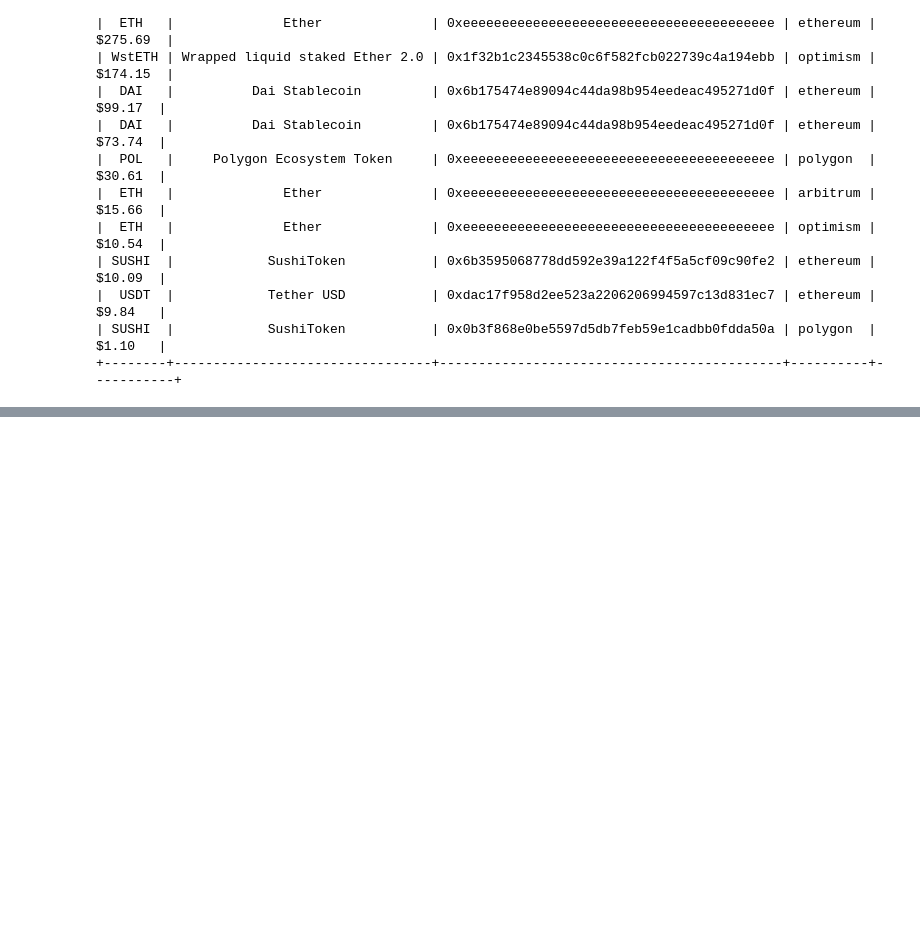
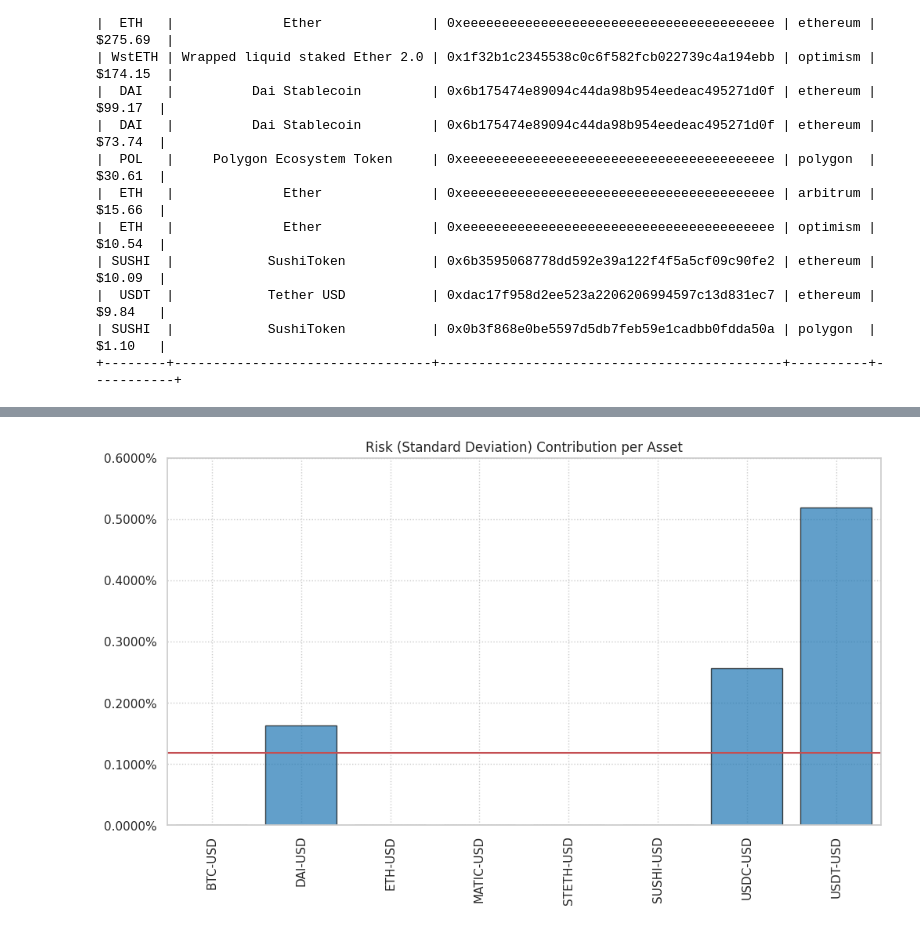
Before and after one commit to cristiansoto-f/reimagined-crypto-optimization, a Jupyter notebook: CryptoPortfolioOpt.ipynb, the cells around one changed output, grey strips where cells are left out. Saved outputs shown, nothing was run; the diff lists cells and outputs as text; code cells hidden in the pictures; blank space fills up the shorter version.

```diff
--- a/CryptoPortfolioOpt.ipynb
+++ b/CryptoPortfolioOpt.ipynb
@@ -266,0 +497,20 @@ print(table)
+# %%
+# Plotting the risk contribution per asset
+
+mu = Y.mean()
+cov = Y.cov() # Covariance matrix
+returns = Y # Returns of the assets
+
+ax = rp.plot_risk_con(w=w,
+                      cov=cov,
+                      returns=returns,
+                      rm=rm,
+                      rf=0,
+                      alpha=0.05,
+                      color="tab:blue",
+                      height=6,
+                      width=10,
+                      t_factor=252,
+                      ax=None)
+# %% [output]
+[figure, added]
```
Also changed, not shown: parts of 17 cells of this notebook.
